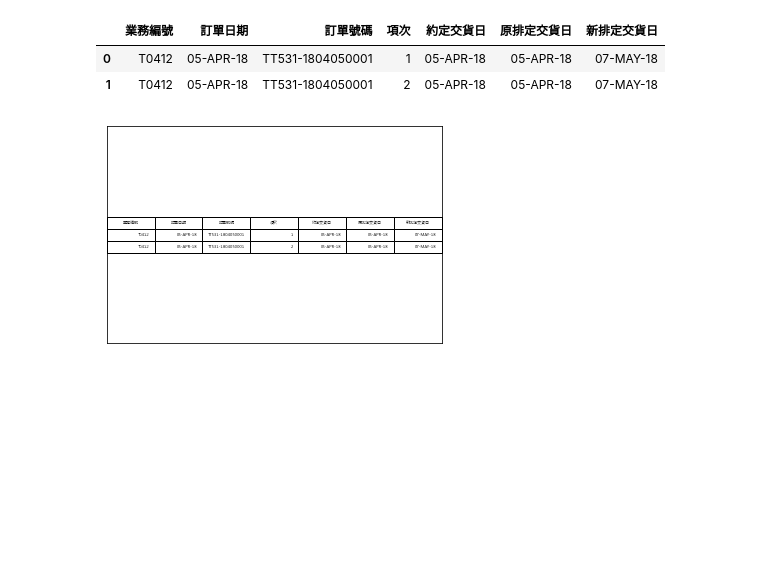
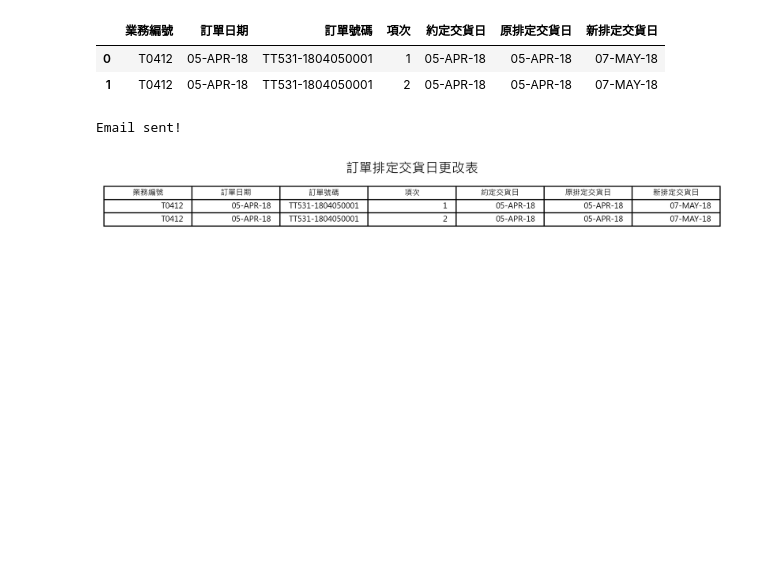
Before and after one commit to yt-Luo/DongFeng, a Jupyter notebook: alert.ipynb, the cells around one changed output. Cells and saved outputs as stored; diff of their text form; code cells hidden in the pictures; blank space fills up the shorter version.

Commit message:
表格df.to_html
表格從轉圖片再用html發EMAIL
改為df直接轉html寄出

```diff
--- a/alert.ipynb
+++ b/alert.ipynb
@@ -192,25 +190,90 @@ final
+# %%
+from email.mime.multipart import MIMEMultipart
+from email.mime.text import MIMEText#專門傳送正文
+from email.mime.image import MIMEImage
+import sys
+import smtplib
+import datetime
+
+def SendMail():
+    #print('start to send mail...')
+    sender = "hl94vul3h6@gmail.com" #step1:setup sender gmail,ex:"Fene1977@superrito.com"
+    password = "eeecnzvlhavhksyb" #step2:setup sender gmail password
+    recipients = "ytluo693@gmail.com" #step3:setup recipients mail
+    today = datetime.date.today()
+    sub = today.strftime("%m/%d") + "訂單交期更改通知" #step4:setup your subject
+
+    #單個收件人,ex:recipients = 'Fene1977@dayrep.com'
+    #多個收件人,ex:"Hinte1969@jourrapide.com,Fene1977@rhyta.com,Fene1977@teleworm.us"
+
+    outer = MIMEMultipart()
+    outer['From'] = sender #step:setup sender gmail
+    outer['To'] = recipients #step:setup recipient mail
+    #outer["Cc"]="cc mail" #step:setup cc mail
+    outer['Subject'] = sub #step:setup your subject
+
+    #設定純文字資訊
+    plainText = "偵測到訂單排定交貨日更改，請確認附件之訂單："
+    msgText = MIMEText(plainText, 'plain', 'utf-8')
+    outer.attach(msgText)
+    #設定HTML資訊
+    htmlText = df_html #step7:edit your mail content
+    msgText = MIMEText(htmlText, 'html', 'utf-8')
+    outer.attach(msgText)
+
+    mailBody = outer.as_string()
+    #-----------------------------------------------------------------------
+
+    # 寄送EMAIL
+    try:
+        with smtplib.SMTP(host="smtp.gmail.com", port="587") as s: #send webservice to gmail smtp socket
+            s.ehlo()  # 驗證SMTP伺服器
+            s.starttls()  # 建立加密傳輸
+            s.login(sender, password)  # 登入寄件者gmail
+            s.sendmail(sender, recipients,mailBody)  # 寄送郵件
+            s.close()
+        print("Email sent!")
+    except:
+        print("Unable to send the email. Error: ", sys.exc_info()[0])
+        raise
+
+SendMail()
+# %% [output]
+Email sent!
 # %%
 import matplotlib.pyplot as plt
+from IPython.core.pylabtools import figsize
 #from pandas.plotting import table # EDIT: see deprecation warnings below
 
 #自己選要開哪個
 #plt.rcParams['font.family']='SimHei' #使用中文字體（黑體）,只適用 Mac 作業系統
 #plt.rcParams['font.family']='Microsoft YaHei' #使用中文字體（黑體）, 只適用 Win7
 #plt.rcParams['font.family'] = 'DFKai-SB' #使用中文字體（黑體）, 只適用 Win10
 plt.rcParams['font.sans-serif'] = ['Microsoft JhengHei']  # 適用於 Win10 的最適當步驟（替換 sans-serif 字型）微軟正黑體
 plt.rcParams['axes.unicode_minus'] = False #正常顯示負號 中文字型有時候負號會無法顯示
 
+# 默认的像素：[6.0,4.0]，分辨率为100，图片尺寸为 600&400
+# 指定dpi=200，图片尺寸为 1200*800
+# 指定dpi=300，图片尺寸为 1800*1200
+# 设置figsize可以在不改变分辨率情况下改变比例
+figsize(10, 6) # 设置 figsize
+plt.rcParams['savefig.dpi'] = 300 #图片像素
+plt.rcParams['figure.dpi'] = 300 #分辨率
+plt.rcParams["savefig.bbox"] = 'tight' # 圖片與邊緣距離
+
 #fig = plt.figure(figsize=(5, 6), dpi=1400)
 #ax = fig.add_subplot(111, frame_on=False) # no visible frame
-#ax = plt.subplot(111, frame_on=False) # no visible frame
-ax = plt.subplot()
+#ax = plt.subplot(111, frame_on=False)
+ax = plt.subplot(frame_on=False) # no visible frame
+plt.title('訂單排定交貨日更改表') # title
 ax.xaxis.set_visible(False)  # hide the x axis
 ax.yaxis.set_visible(False)  # hide the y axis
-ax.table(cellText=final.values, colLabels=final.columns, loc='center')
+ax.table(cellText=final.values, colLabels=final.columns, loc='upper center')
 
-#table(ax, new, loc='center')  # where df is your data frame
+#table(ax, final, loc='center')  # where df is your data frame
 
-plt.savefig('mytable.png',dpi=300)
+plt.savefig('mytable.png')
+# plt.savefig('mytable.pdf',papertype='a4')
 # %% [output]
-[figure, old version]
+[figure, new version]
 # %%
```
Also changed, not shown: parts of 6 cells of this notebook.
